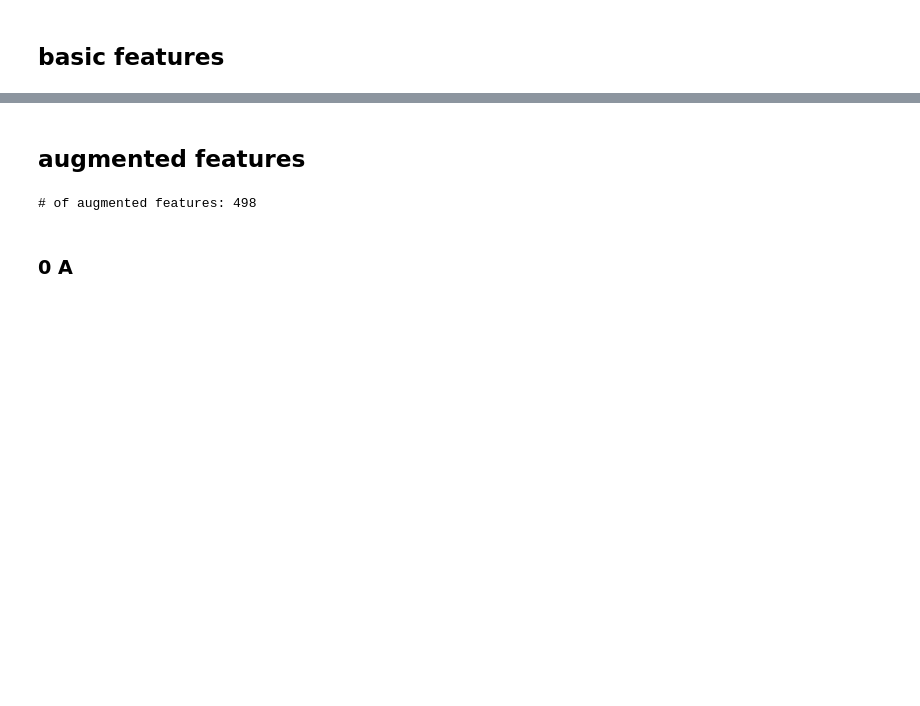
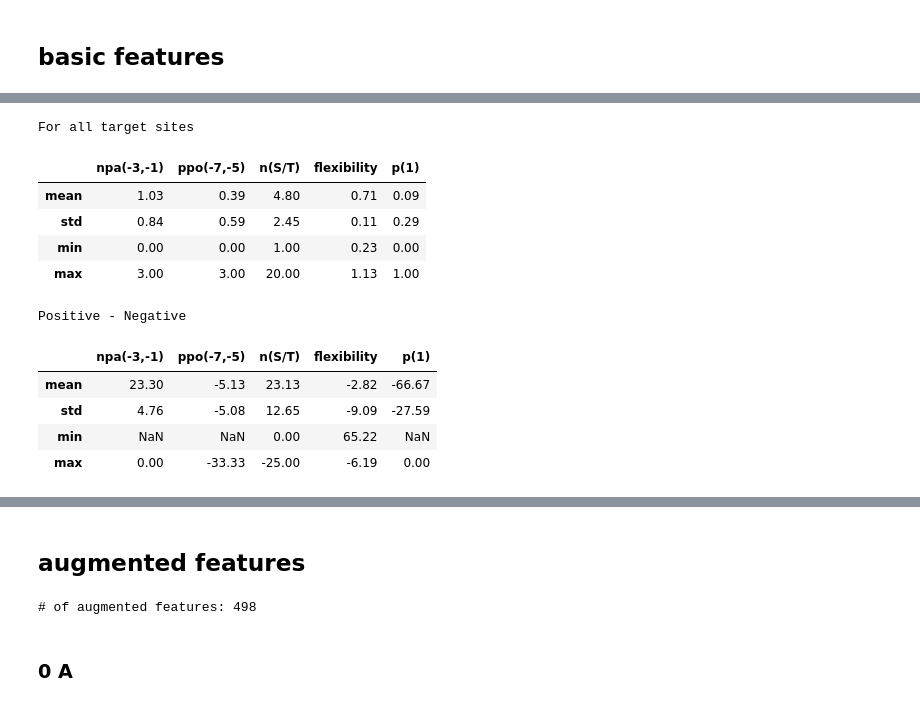
Before and after one commit to pseokyoung/glycosylation, a Jupyter notebook: o-linked-site-prediction-feature-augment/0_1_process oglcnacome, secondary, augmented features.ipynb, the cells around one changed output, grey strips where cells are left out. Drawn from its saved outputs; the diff is of its cells as text; code cells hidden in the pictures; blank space fills up the shorter version.

```diff
--- a/o-linked-site-prediction-feature-augment/0_1_process oglcnacome, secondary, augmented features.ipynb
+++ b/o-linked-site-prediction-feature-augment/0_1_process oglcnacome, secondary, augmented features.ipynb
@@ -398,0 +393,31 @@ for idx, (key, value) in enumerate(zip(basic_stats.columns, [list(basic_stats.lo
+# %%
+# continuous basic features
+all_stats = all_basic.describe()
+pos_stats = pos_basic.describe()
+neg_stats = neg_basic.describe()
+
+all = all_stats.loc[['mean', 'std', 'min', 'max']].round(2)
+pos = pos_stats.loc[['mean', 'std', 'min', 'max']].round(2)
+nes = neg_stats.loc[['mean', 'std', 'min', 'max']].round(2)
+
+print('For all target sites')
+display(all.round(2))
+print()
+
+print('Positive - Negative')
+pn_ratio = (pos - nes) / all * 100
+display(pn_ratio.round(2))
+print()
+# %% [output]
+For all target sites
+|  | npa(-3,-1) | ppo(-7,-5) | n(S/T) | flexibility | p(1) |
+| mean | 1.03 | 0.39 | 4.80 | 0.71 | 0.09 |
+| std | 0.84 | 0.59 | 2.45 | 0.11 | 0.29 |
+| min | 0.00 | 0.00 | 1.00 | 0.23 | 0.00 |
+| max | 3.00 | 3.00 | 20.00 | 1.13 | 1.00 |
+Positive - Negative
+|  | npa(-3,-1) | ppo(-7,-5) | n(S/T) | flexibility | p(1) |
+| mean | 23.30 | -5.13 | 23.13 | -2.82 | -66.67 |
+| std | 4.76 | -5.08 | 12.65 | -9.09 | -27.59 |
+| min | NaN | NaN | 0.00 | 65.22 | NaN |
+| max | 0.00 | -33.33 | -25.00 | -6.19 | 0.00 |
```
Also changed, not shown: parts of 20 cells of this notebook.
